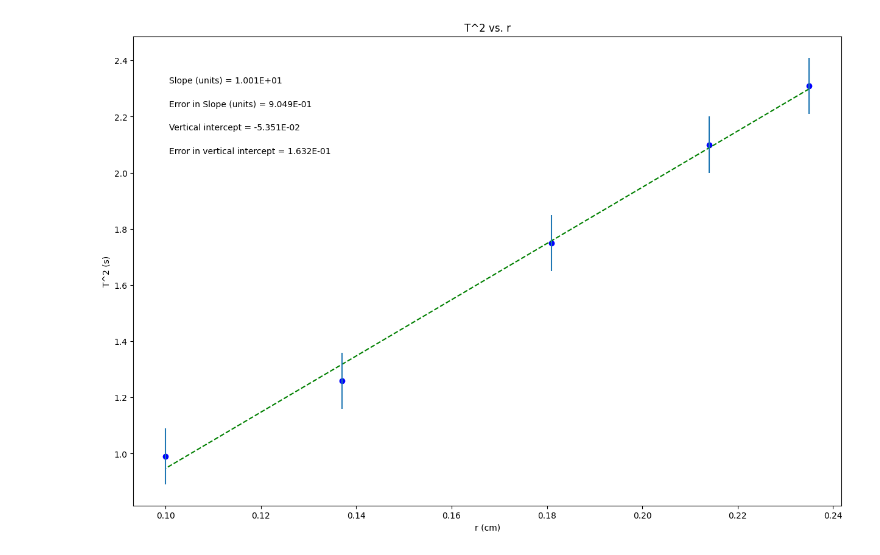
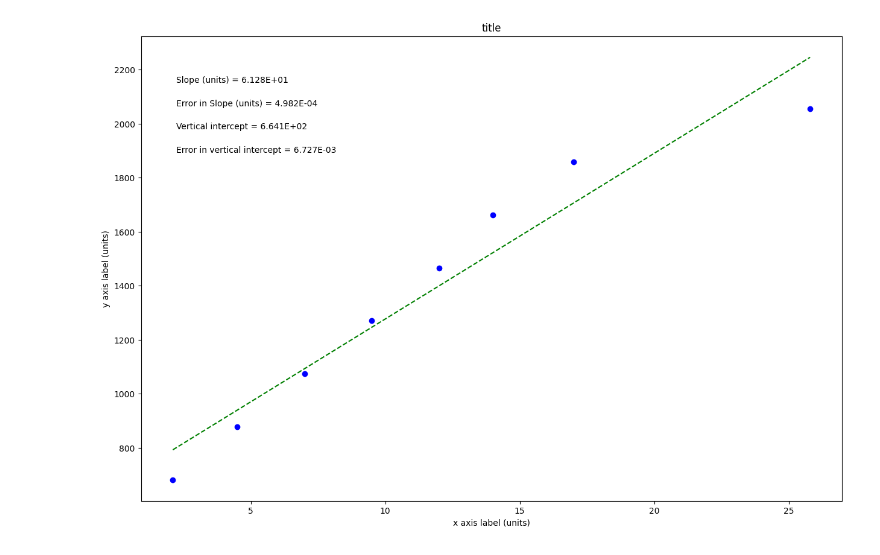
Before and after one commit to Isaac-LaF/PHSX-Lab-2, a Jupyter notebook: PHSXlab_plotting_template.ipynb, the cells around one changed output. Drawn from its saved outputs; the diff is of its cells as text; code cells hidden in the pictures.

```diff
--- a/PHSXlab_plotting_template.ipynb
+++ b/PHSXlab_plotting_template.ipynb
@@ -19,27 +19,27 @@ import matplotlib.pyplot as plt
 #variable names should start with a letter and must contain only letters, numbers, and underscores
 
 
-radius = np.array([.235, .214, .181, .137, .100])
+ChangeInX = np.array([2.1, 4.5, 7.0, 9.5, 12.0, 14.0, 17.0, 25.8])
 
-period = np.array([2.31, 2.1, 1.75, 1.26, .991])
+Force = np.array([682.08, 878.08, 1074.08, 1270.08, 1466.08, 1662.08, 1858.08, 2054.08])
 
-error = np.array([0.1, 0.1, 0.1, 0.1, 0.1])
+error = np.array([0.01, 0.01, 0.01, 0.01, 0.01, 0.01, 0.01, 0.01])
 
 
 
 #Re-assign variables as x, y, dy so that the remaining plotting code may remain generic
 #UPDATE VARIABLE NAMES (ON RHS OF EACH EQUAL SIGN) TO MATCH VARIABLE NAMES FOR DATA ABOVE
 
-x = radius             #this should be the array you want to plot on the x axis
-y = period             #this should be the array you want to plot on the y axis
+x = ChangeInX             #this should be the array you want to plot on the x axis
+y = Force             #this should be the array you want to plot on the y axis
 dy = error        #this should be your error in y array
 
 
 #UPDATE EACH OF THESE 4 STRINGS FOR YOUR PLOT LABELS AS YOU WANT THEM TO APPEAR
 
-plot_title= 'T^2 vs. r'
-x_label= 'r (cm)'
-y_label= 'T^2 (s)'
+plot_title= 'title'
+x_label= 'x axis label (units)'
+y_label= 'y axis label (units)'
 slope_units= 'units'
 
 #UPDATE ANNOTATION PLACEMENT SO IT'S OUT OF WAY OF PLOTTED DATA AND BEST FIT LINE
@@ -92,31 +92,31 @@ elif annotation_placement==3 or annotation_placement==4:
 #Don't need to change anything in this section!
 
 #Plot data on graph. Plot error bars and place values for slope,
 #error in slope, and vertical intercept (plus error) on the plot using "annotate"
 
 plt.figure(figsize=(15,10))
 
 plt.plot(x, fit, color='green', linestyle='--')
 plt.scatter(x, y, color='blue', marker='o')
 
 plt.xlabel(x_label)
 plt.ylabel(y_label)
 plt.title(plot_title)
 
 plt.errorbar(x, y, yerr=dy, xerr=None, fmt="none") #don't need to plot x error bars
 
 plt.annotate('Slope ({}) = {value:.{digits}E}'.format(slope_units,value=m, digits=3),
              (xpos, ypos[0]), xycoords='axes fraction')
 
 plt.annotate('Error in Slope ({}) = {value:.{digits}E}'.format(slope_units,value=dm, digits=3),
              (xpos, ypos[1]), xycoords='axes fraction')
 
 plt.annotate('Vertical intercept = {value:.{digits}E}'.format(value=b, digits=3),
              (xpos, ypos[2]), xycoords='axes fraction')
 
 plt.annotate('Error in vertical intercept = {value:.{digits}E}'.format(value=db, digits=3),
              (xpos, ypos[3]), xycoords='axes fraction')
 
 plt.show()
 # %% [output]
-[figure, old version]
+[figure, new version]
```
